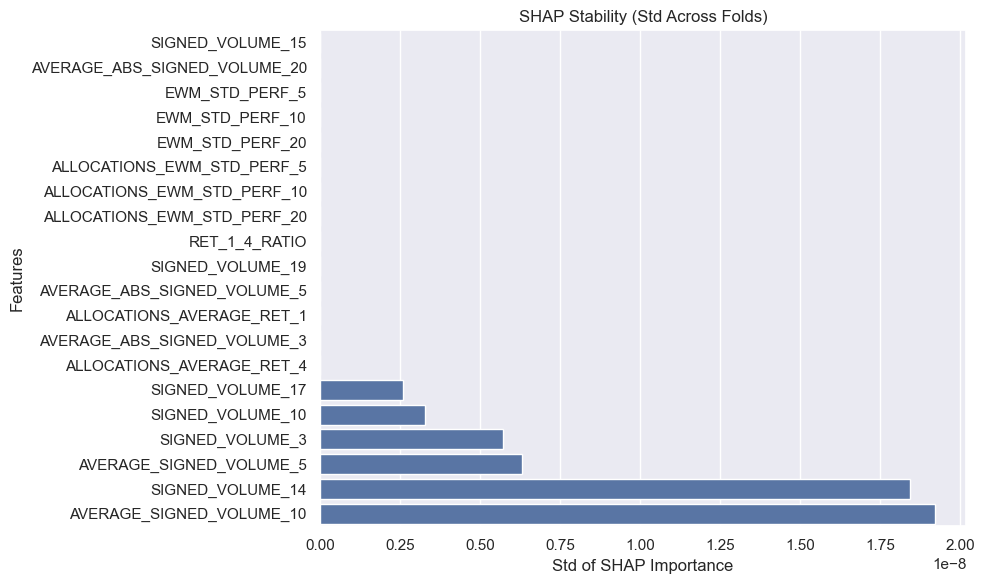
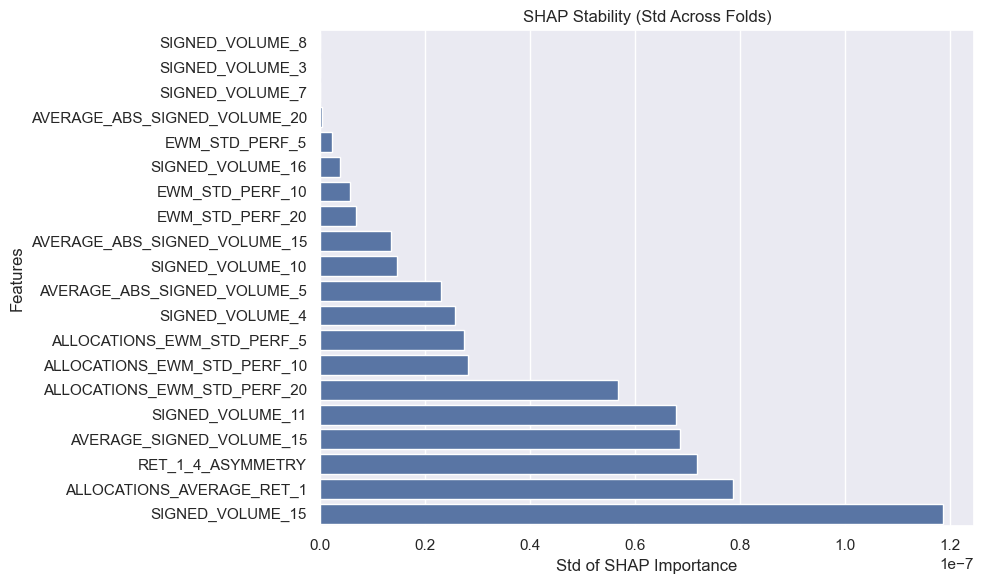
The change to this notebook cell's code, shown as a diff; its figure went from the first image to the second:
--- before
+++ after
@@ -2,5 +2,5 @@
 
 std_imp = shap_df.std().sort_values(ascending=True)
-sns.barplot(x=std_imp[:20].values, y=std_imp[:20].index)
+sns.barplot(x=std_imp[20:40].values, y=std_imp[:20].index)
 plt.title("SHAP Stability (Std Across Folds)")
 plt.xlabel("Std of SHAP Importance")

Commit: Switch back to KFold